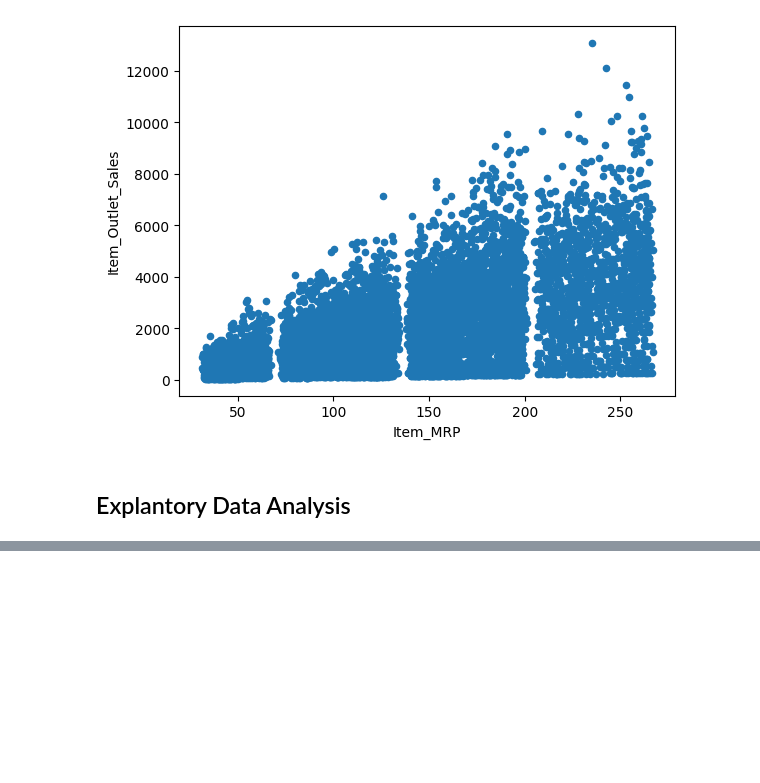
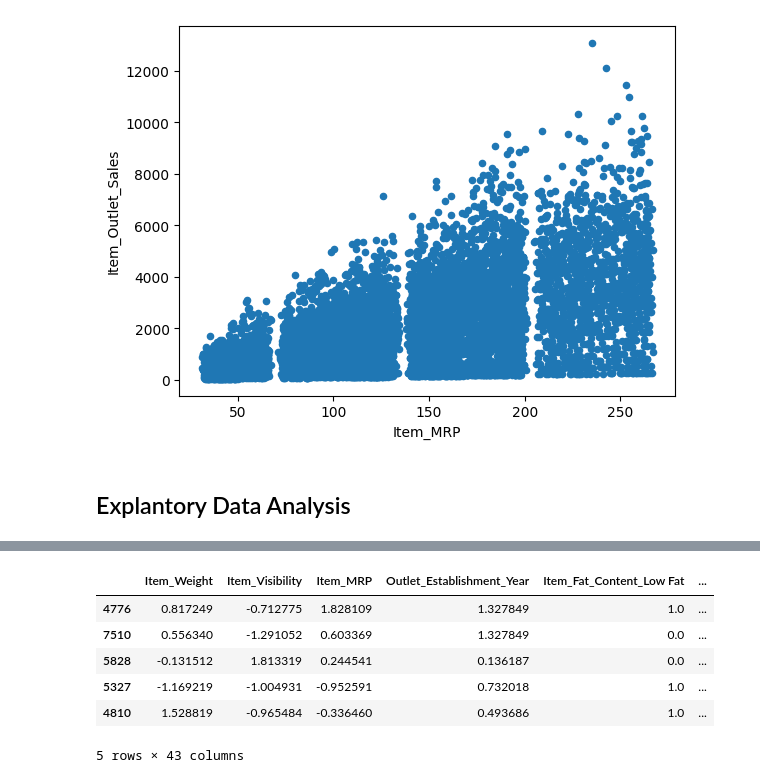
Before and after one commit to mvidales775/Prediction-of-Product-Sales, a Jupyter notebook: Prediction_of_Product_Sales.ipynb, the cells around one changed output, grey strips where cells are left out. Saved outputs shown, nothing was run; the diff lists cells and outputs as text; code cells hidden in the pictures; blank space fills up the shorter version.

```diff
--- a/Prediction_of_Product_Sales.ipynb
+++ b/Prediction_of_Product_Sales.ipynb
@@ -250,0 +428,6 @@ ax = df.plot(kind='scatter', x='Item_MRP', y='Item_Outlet_Sales');
+# %%
+num_cols = X_train.select_dtypes('number').columns
+mean_imputer = SimpleImputer(strategy="mean")
+scaler = StandardScaler()
+numeric_pipe = make_pipeline(mean_imputer, scaler)
+num_tuple = ('numeric', numeric_pipe, num_cols)
@@ -250,0 +436,4 @@ ax = df.plot(kind='scatter', x='Item_MRP', y='Item_Outlet_Sales');
+# %%
+col_transformer = ColumnTransformer([num_tuple, ohe_tuple],
+                                    verbose_feature_names_out=False)
+col_transformer
@@ -250,0 +460,2 @@ ax = df.plot(kind='scatter', x='Item_MRP', y='Item_Outlet_Sales');
+# %%
+col_transformer.fit(X_train)
@@ -250,0 +482,13 @@ ax = df.plot(kind='scatter', x='Item_MRP', y='Item_Outlet_Sales');
+# %%
+X_train_processed = col_transformer.transform(X_train)
+X_test_processed = col_transformer.transform(X_test)
+# %%
+X_train_processed.head()
+# %% [output]
+|  | Item_Weight | Item_Visibility | Item_MRP | Outlet_Establishment_Year | Item_Fat_Content_Low Fat | ... |
+| 4776 | 0.817249 | -0.712775 | 1.828109 | 1.327849 | 1.0 | ... |
+| 7510 | 0.556340 | -1.291052 | 0.603369 | 1.327849 | 0.0 | ... |
+| 5828 | -0.131512 | 1.813319 | 0.244541 | 0.136187 | 0.0 | ... |
+| 5327 | -1.169219 | -1.004931 | -0.952591 | 0.732018 | 1.0 | ... |
+| 4810 | 1.528819 | -0.965484 | -0.336460 | 0.493686 | 1.0 | ... |
+5 rows × 43 columns
```
Also changed, not shown: parts of 25 cells of this notebook.
